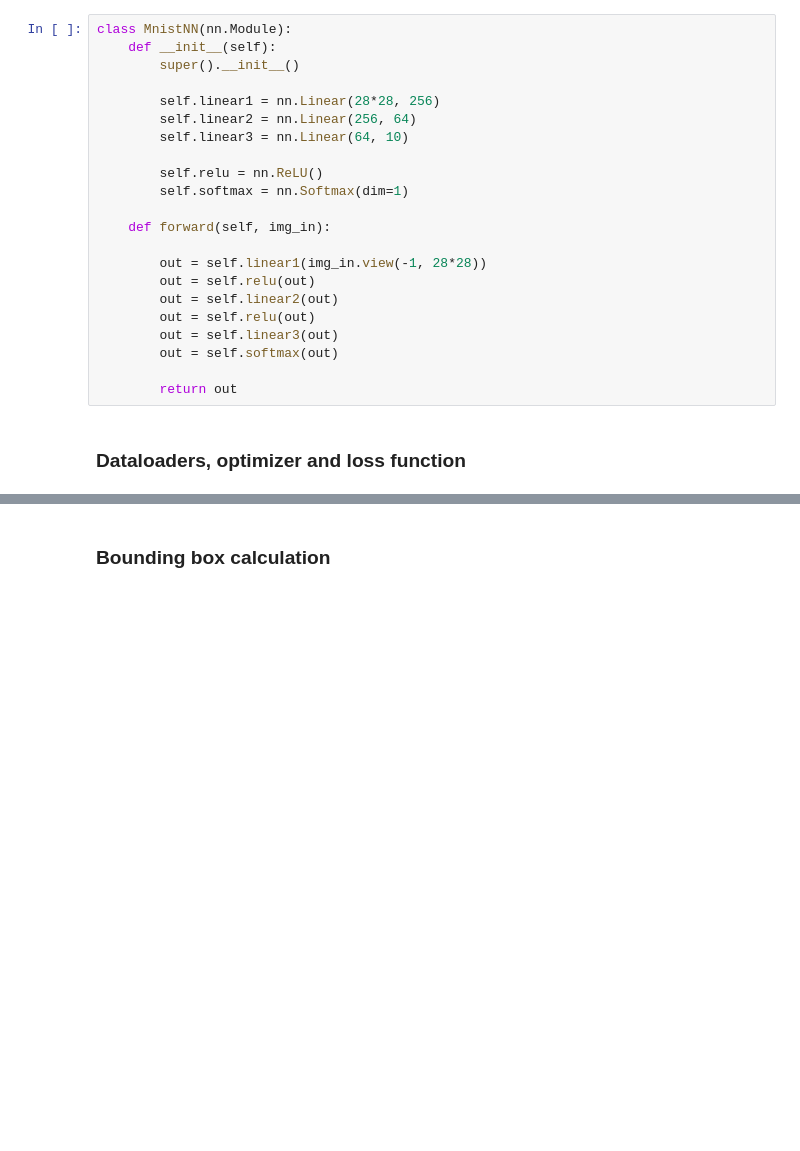
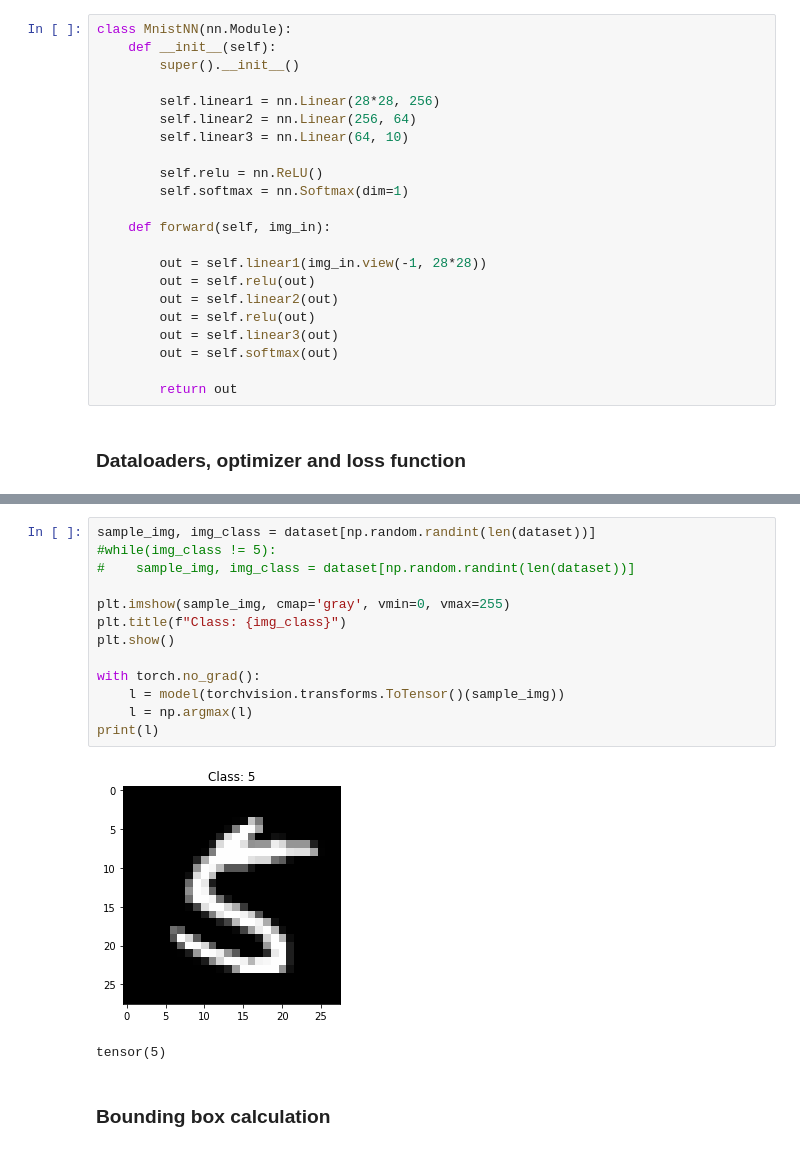
Before and after one commit to lorenzobazzana/MNIST-NN-with-localization, a Jupyter notebook: standard_nn.ipynb, the cells around one changed output, grey strips where cells are left out. Saved outputs shown, nothing was run; the diff lists cells and outputs as text; blank space fills up the shorter version.

```diff
--- a/standard_nn.ipynb
+++ b/standard_nn.ipynb
@@ -125,3 +196,19 @@ model(torchvision.transforms.ToTensor()(sample_img))
+# %%
+sample_img, img_class = dataset[np.random.randint(len(dataset))]
+#while(img_class != 5):
+#    sample_img, img_class = dataset[np.random.randint(len(dataset))]
+
+plt.imshow(sample_img, cmap='gray', vmin=0, vmax=255)
+plt.title(f"Class: {img_class}")
+plt.show()
+
+with torch.no_grad():
+    l = model(torchvision.transforms.ToTensor()(sample_img))
+    l = np.argmax(l)
+print(l)
+# %% [output]
+[figure, added]
+tensor(5)
 # %% [markdown]
 ### Bounding box calculation
 # %%
```
Also changed, not shown: parts of 7 cells of this notebook.
